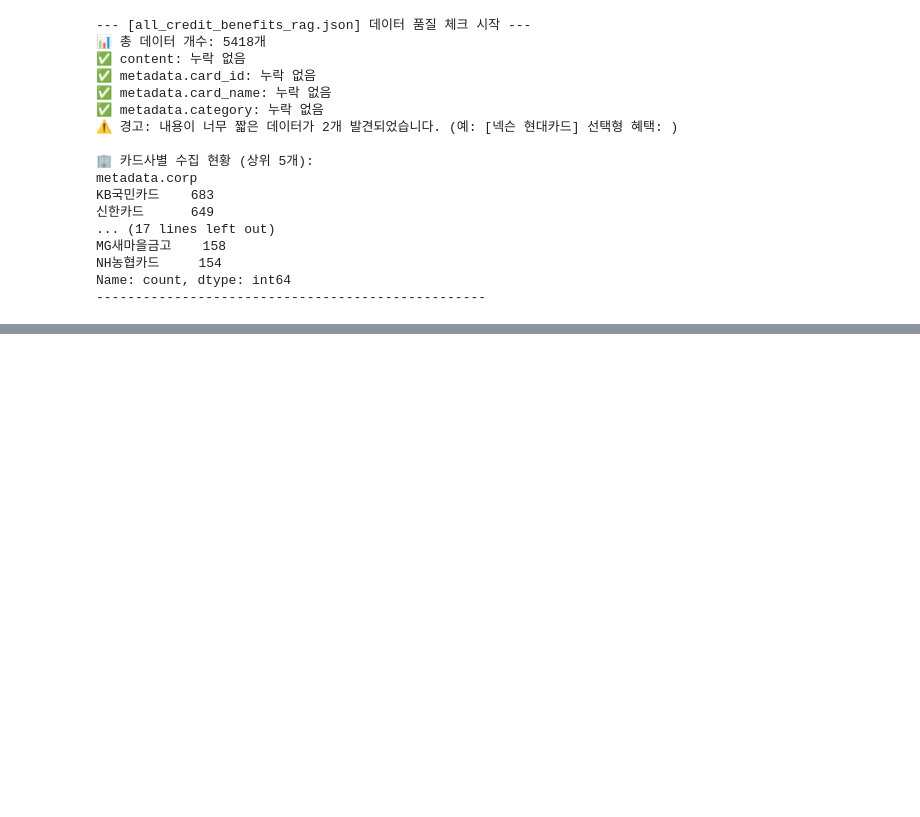
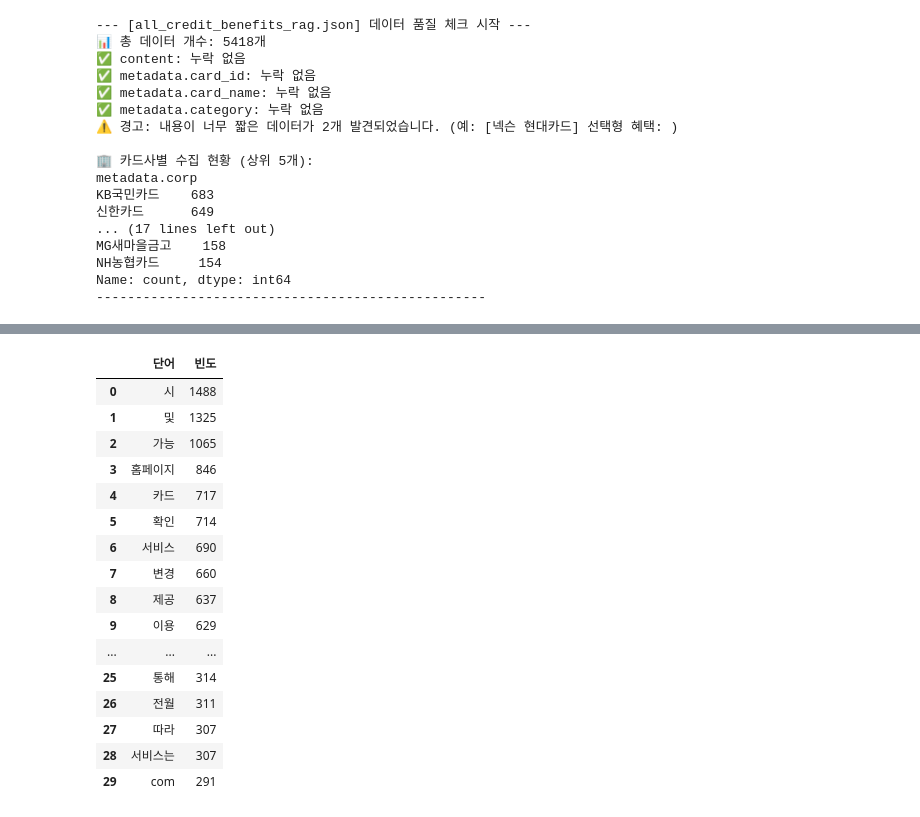
Before and after one commit to Jeon03/SeSAC-AI-Project, a Jupyter notebook: jeon/test.ipynb, the cells around one changed output, grey strips where cells are left out. Saved outputs shown, nothing was run; the diff lists cells and outputs as text; code cells hidden in the pictures; blank space fills up the shorter version.

```diff
--- a/jeon/test.ipynb
+++ b/jeon/test.ipynb
@@ -344,0 +846,18 @@ Name: count, dtype: int64
+# %%
+import json
+
+# 확인하고 싶은 파일 경로 (pilot 또는 part_n)
+FILE_PATH = './data/final_structured_card_total.json'
+
+with open(FILE_PATH, 'r', encoding='utf-8') as f:
+    data = json.load(f)
+
+# 유의미한 정보가 있는 건수 계산
+valid_count = sum(
+    1 for item in data
+    if item.get('ai_structured', {}).get('additional_info')
+    not in [None, "정보 없음", "없음", "null", "None", ""]
+)
+
+print(f"✅ 전체 데이터: {len(data)}건")
+print(f"📝 유의미한 추가 정보가 있는 데이터: {valid_count}건")
@@ -344,0 +867,62 @@ Name: count, dtype: int64
+# %%
+import json
+import pandas as pd
+from collections import Counter
+import re
+
+# 1. 데이터 로드
+FILE_PATH = './data/final_structured_card_total.json'
+with open(FILE_PATH, 'r', encoding='utf-8') as f:
+    merged_data = json.load(f)
+
+# 2. 안전한 데이터 추출 및 클렌징 함수
+def clean_text(text):
+    if not text: return ""
+    # 불필요한 특수문자 제거 및 공백 정규화
+    text = re.sub(r'[^\w\s]', ' ', str(text))
+    return text.strip()
+
+def extract_additional_info(item):
+    info = item.get('ai_structured', {}).get('additional_info')
+
+    if info is None: return ""
+
+    # 딕셔너리나 리스트인 경우 문자열로 합침
+    if isinstance(info, dict):
+        return " ".join([str(v) for v in info.values()])
+    if isinstance(info, list):
+        return " ".join([str(i) for i in info])
+
+    return str(info)
+
+# 3. 분석 대상 텍스트 수집 (5,711건 추출)
+valid_texts = []
+for item in merged_data:
+    info_text = extract_additional_info(item)
+    # 유의미한 내용만 필터링
+    if info_text and info_text not in ["정보 없음", "없음", "null", "None"]:
+        valid_texts.append(clean_text(info_text))
+
+# 4. 빈도 분석 (1단어 & 2단어 조합)
+single_words = []
+double_words = []
+
+for text in valid_texts:
+    words = text.split()
+    single_words.extend(words)
+    # 2단어 조합 (Bigram): "실적" + "제외" -> "실적 제외"
+    for i in range(len(words)-1):
+        double_words.append(f"{words[i]} {words[i+1]}")
+
+# 5. 결과 시각화 준비
+single_res = Counter(single_words).most_common(50)
+double_res = Counter(double_words).most_common(50)
+
+print(f"✅ 총 {len(valid_texts)}건의 유의미한 추가 정보를 분석했습니다.\n")
+
+print("📌 [TOP 30 핵심 단어 빈도]")
+display(pd.DataFrame(single_res[:30], columns=['단어', '빈도']))
+
+print("\n📌 [TOP 30 핵심 키워드 조합 (Bigram)]")
+display(pd.DataFrame(double_res[:30], columns=['키워드 조합', '빈도']))
+# %% [output]
@@ -344,0 +932,17 @@ Name: count, dtype: int64
+|  | 단어 | 빈도 |
+| 0 | 시 | 1488 |
+| 1 | 및 | 1325 |
+| 2 | 가능 | 1065 |
+| 3 | 홈페이지 | 846 |
+| 4 | 카드 | 717 |
+| 5 | 확인 | 714 |
+| 6 | 서비스 | 690 |
+| 7 | 변경 | 660 |
+| 8 | 제공 | 637 |
+| 9 | 이용 | 629 |
+| ... | ... | ... |
+| 25 | 통해 | 314 |
+| 26 | 전월 | 311 |
+| 27 | 따라 | 307 |
+| 28 | 서비스는 | 307 |
+| 29 | com | 291 |
```
Also changed, not shown: parts of 28 cells of this notebook, 1 other file.
